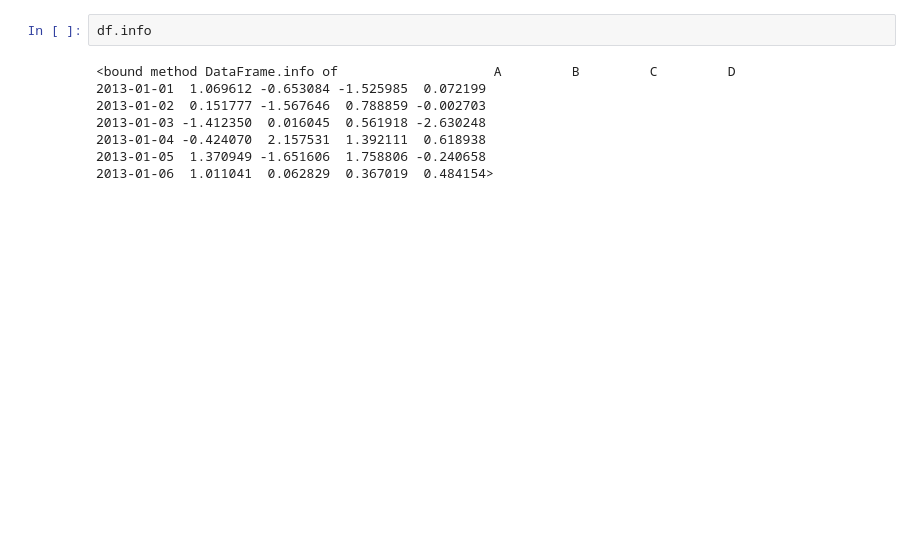
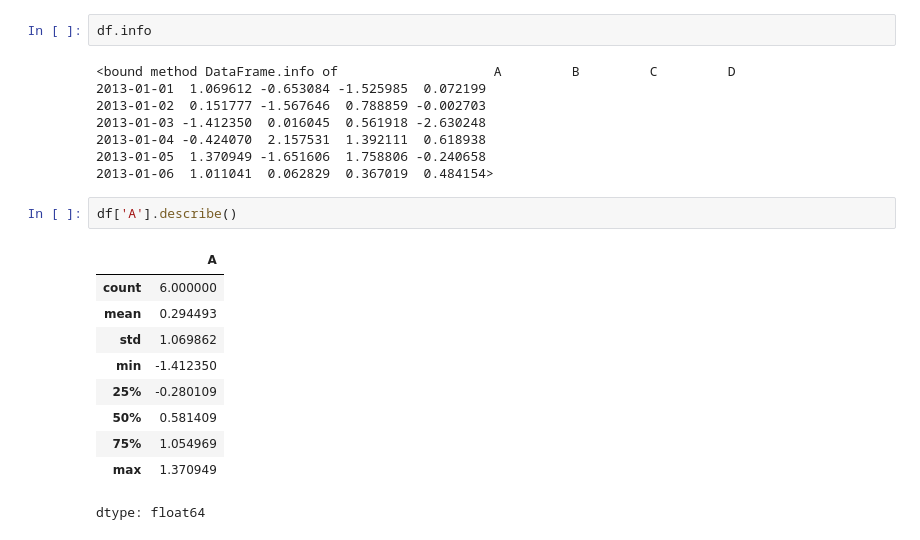
Before and after one commit to Jpablo179804/MineriaDatos, a Jupyter notebook: MineriaDatos.ipynb, the cells around one changed output. Drawn from its saved outputs; the diff is of its cells as text; blank space fills up the shorter version.

```diff
--- a/MineriaDatos.ipynb
+++ b/MineriaDatos.ipynb
@@ -1019,3 +1164,16 @@ df.info
 2013-01-04 -0.424070  2.157531  1.392111  0.618938
 2013-01-05  1.370949 -1.651606  1.758806 -0.240658
 2013-01-06  1.011041  0.062829  0.367019  0.484154>
+# %%
+df['A'].describe()
+# %% [output]
+|  | A |
+| count | 6.000000 |
+| mean | 0.294493 |
+| std | 1.069862 |
+| min | -1.412350 |
+| 25% | -0.280109 |
+| 50% | 0.581409 |
+| 75% | 1.054969 |
+| max | 1.370949 |
+dtype: float64
```
Also changed, not shown: parts of 30 cells of this notebook.
